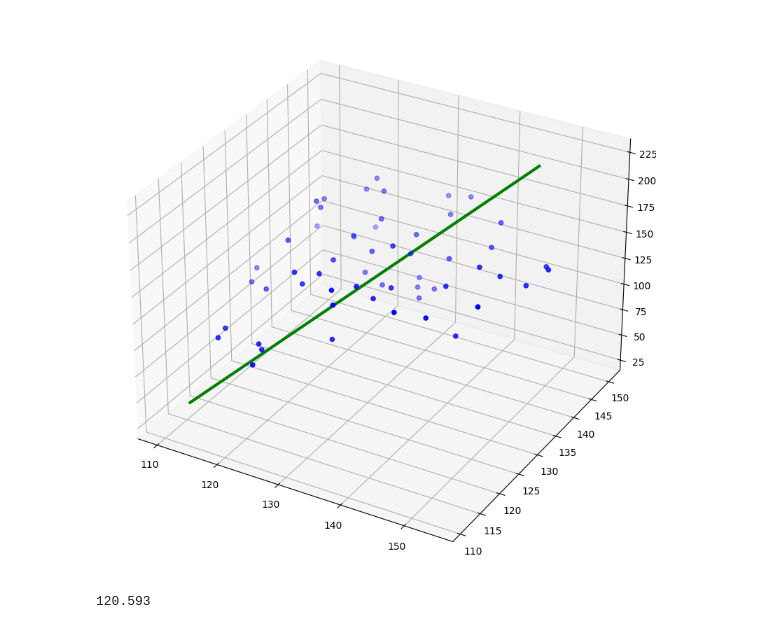
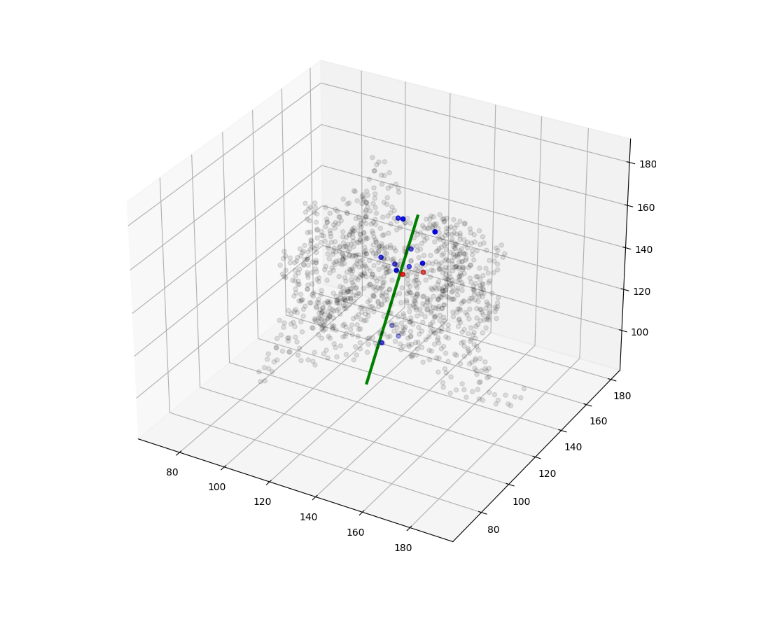
Before and after one commit to jackkellerk/cse407, a Jupyter notebook: UTIL/chargedFeatureExtraction.ipynb, the cells around one changed output. Drawn from its saved outputs; the diff is of its cells as text; code cells hidden in the pictures.

Commit message:
charges along line

```diff
--- a/UTIL/chargedFeatureExtraction.ipynb
+++ b/UTIL/chargedFeatureExtraction.ipynb
@@ -10,3 +8,6 @@ search_radius = 20
+# %%
+search_radius = 10
+distance_between_planes = 10
 # %%
 def open_line(file_name):
     '''
@@ -88,5 +89,6 @@ def open_carbon_atoms(file_name):
 # %%
 
 locs_charges = charged_AA_loc('../DATA/ALIGNED/SCN/6AGF.pdb')
-axis = open_line('./line_7DTC.txt')
-print(locs_charges)
+line = open_line('./line_7DTC.txt')
+# print(locs_charges)
+CAs = open_carbon_atoms('../DATA/ALIGNED/SCN/6AGF.pdb')
@@ -111,15 +95,12 @@ print(locs_charges)
 # %%
 fig = plt.figure(figsize=(8,8))
 ax = Axes3D(fig)
 
-axis.plot_3d(ax, -100, 100, linewidth = 3, c = 'g')
-ax.scatter(locs_charges[0][:,0], locs_charges[0][:,1], locs_charges[0][:,2], c = 'b', marker = 'o')
+line.plot_3d(ax, -40, 40, linewidth = 3, c = 'g')
+ax.scatter(locs_charges[0][:,0], locs_charges[0][:,1], locs_charges[0][:,2], c = locs_charges[1], cmap = 'bwr', marker = 'o')
+ax.scatter(CAs[:,0], CAs[:,1], CAs[:,2], c='k', alpha=0.1)
 # ax.scatter(line.point[0], line.point[1], line.point[2], c = 'y', marker = 'o')
 ax.set_label(['x','y','z'])
 plt.show()
 # %% [output]
-[figure, old version]
+[figure, new version]
-# %%
-locs_charges[0][0][0]
-# %% [output]
-120.593
```
Also changed, not shown: parts of 3 cells of this notebook, 1 other file.
